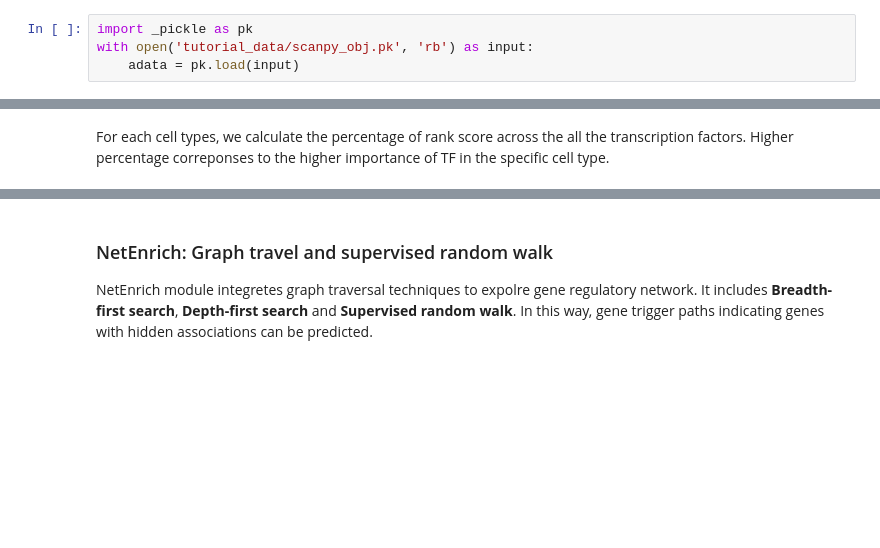
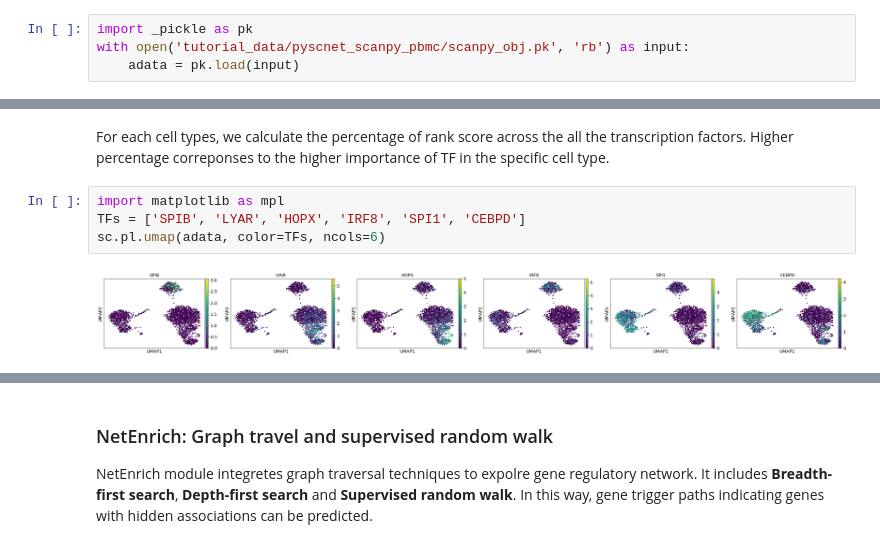
Before and after one commit to MingBit/PySCNet, a Jupyter notebook: tutorial/pyscnet_scanpy.ipynb, the cells around one changed output, grey strips where cells are left out. Saved outputs shown, nothing was run; the diff lists cells and outputs as text; blank space fills up the shorter version.

```diff
--- a/tutorial/pyscnet_scanpy.ipynb
+++ b/tutorial/pyscnet_scanpy.ipynb
@@ -43,7 +43,7 @@ scanpy==1.5.0 anndata==0.7.4 umap==0.4.6 numpy==1.19.4 scipy==1.5.2 pandas==1.0.
 PBMC data preprocessed and analyzed by scanpy as explained in [this tutorial](https://scanpy-tutorials.readthedocs.io/en/latest/pbmc3k.html). pyscnet provides an interface which converts processed [AnnData](https://anndata.readthedocs.io/en/stable/anndata.AnnData.html) from scanpy into gnetData.
 # %%
 import _pickle as pk
-with open('tutorial_data/scanpy_obj.pk', 'rb') as input:
+with open('tutorial_data/pyscnet_scanpy_pbmc/scanpy_obj.pk', 'rb') as input:
     adata = pk.load(input)
 # %% [markdown]
 ### Analysis results from scanpy
@@ -187,2 +204,8 @@ pageRank
 # %% [markdown]
 For each cell types, we calculate the percentage of rank score across the all the transcription factors. Higher percentage correponses to the higher importance of TF in the specific cell type.
+# %%
+import matplotlib as mpl
+TFs = ['SPIB', 'LYAR', 'HOPX', 'IRF8', 'SPI1', 'CEBPD']
+sc.pl.umap(adata, color=TFs, ncols=6)
+# %% [output]
+[figure, added]
```
Also changed, not shown: parts of 16 cells of this notebook, 30 other files.
